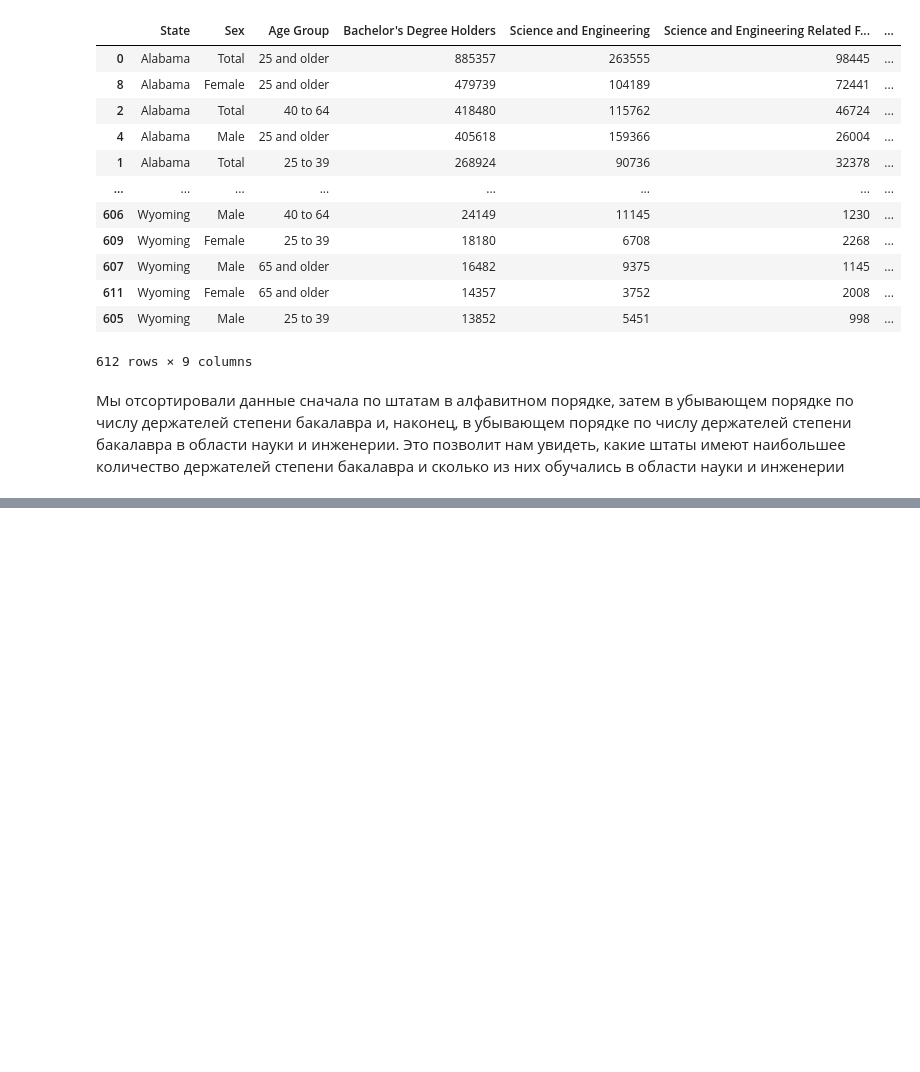
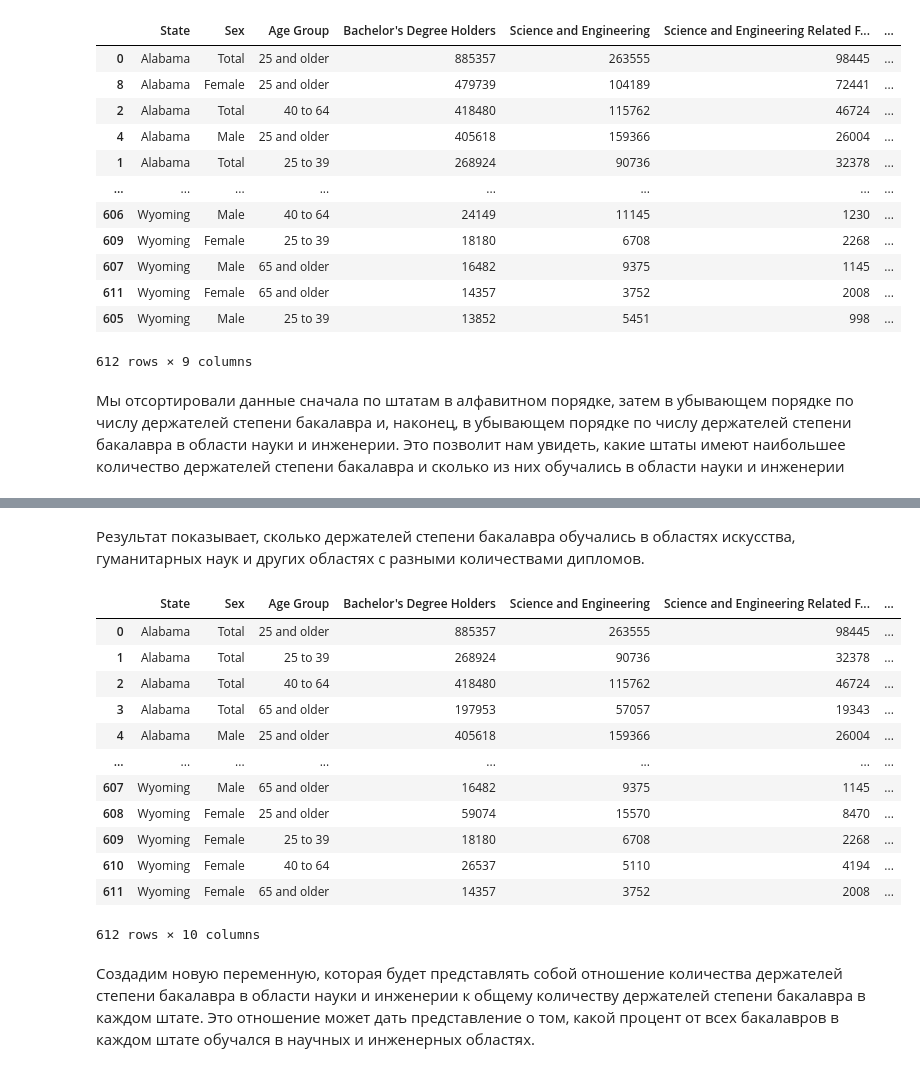
Before and after one commit to EvgenyBaulin/Data_Analysis_for_Sekerzhitskaya_Angelina_and_Kryanina_Varvara, a Jupyter notebook: Project/main.ipynb, the cells around one changed output, grey strips where cells are left out. Saved outputs shown, nothing was run; the diff lists cells and outputs as text; code cells hidden in the pictures; blank space fills up the shorter version.

```diff
--- a/Project/main.ipynb
+++ b/Project/main.ipynb
@@ -168,0 +321,21 @@ sorted_data
+# %% [markdown]
+Результат показывает, сколько держателей степени бакалавра обучались в областях искусства, гуманитарных наук и других областях с разными количествами дипломов.
+# %%
+df['Science and Engineering Percentage'] = (df['Science and Engineering'] / df["Bachelor's Degree Holders"]) * 100
+df
+# %% [output]
+|  | State | Sex | Age Group | Bachelor's Degree Holders | Science and Engineering | Science and Engineering Related F... | ... |
+| 0 | Alabama | Total | 25 and older | 885357 | 263555 | 98445 | ... |
+| 1 | Alabama | Total | 25 to 39 | 268924 | 90736 | 32378 | ... |
+| 2 | Alabama | Total | 40 to 64 | 418480 | 115762 | 46724 | ... |
+| 3 | Alabama | Total | 65 and older | 197953 | 57057 | 19343 | ... |
+| 4 | Alabama | Male | 25 and older | 405618 | 159366 | 26004 | ... |
+| ... | ... | ... | ... | ... | ... | ... | ... |
+| 607 | Wyoming | Male | 65 and older | 16482 | 9375 | 1145 | ... |
+| 608 | Wyoming | Female | 25 and older | 59074 | 15570 | 8470 | ... |
+| 609 | Wyoming | Female | 25 to 39 | 18180 | 6708 | 2268 | ... |
+| 610 | Wyoming | Female | 40 to 64 | 26537 | 5110 | 4194 | ... |
+| 611 | Wyoming | Female | 65 and older | 14357 | 3752 | 2008 | ... |
+612 rows × 10 columns
+# %% [markdown]
+Создадим новую переменную, которая будет представлять собой отношение количества держателей степени бакалавра в области науки и инженерии к общему количеству держателей степени бакалавра в каждом штате. Это отношение может дать представление о том, какой процент от всех бакалавров в каждом штате обучался в научных и инженерных областях.
```
Also changed, not shown: parts of 18 cells of this notebook, 5 other files.
